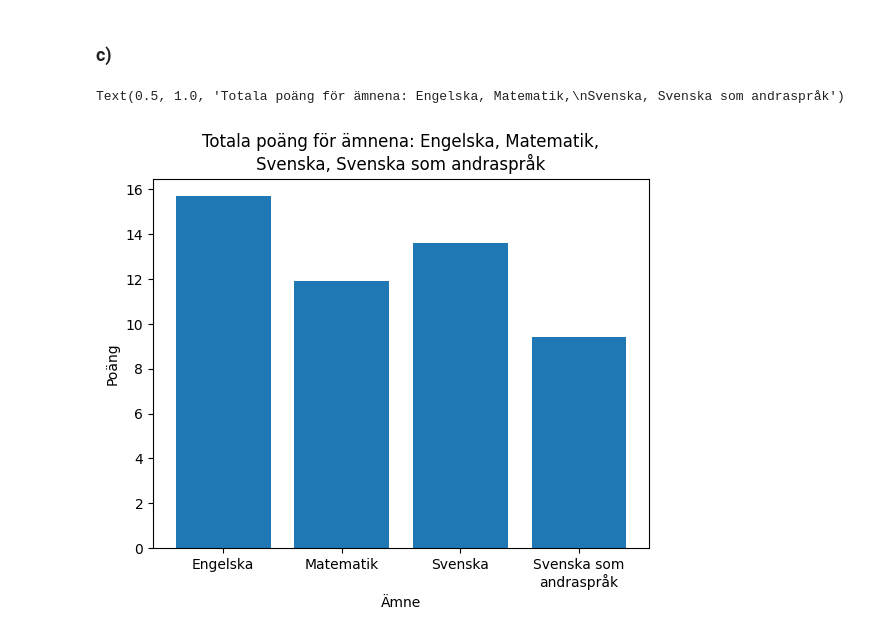
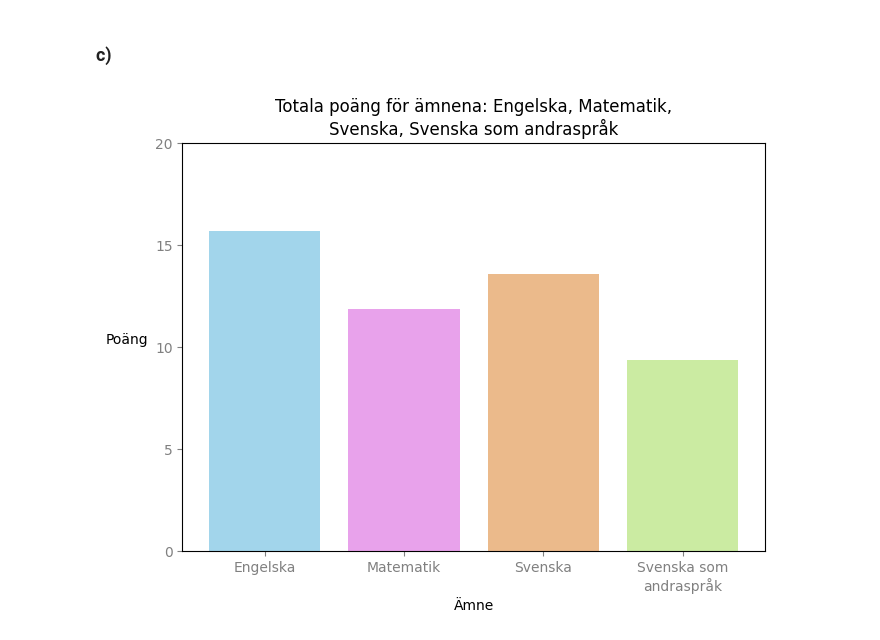
Before and after one commit to LordOfTurtles/Python-Erik-Johansson-OPA23, a Jupyter notebook: labb2/labb2.ipynb, the cells around one changed output. Cells and saved outputs as stored; diff of their text form; code cells hidden in the pictures.

Commit message:
data storytelling for pyplot graph

```diff
--- a/labb2/labb2.ipynb
+++ b/labb2/labb2.ipynb
@@ -50,19 +50,26 @@ total_f, girls_f, boys_f
 # %%
 import matplotlib.pyplot as plt
 import numpy as np
 
 x = np.array(["Engelska", "Matematik", "Svenska", "Svenska som\nandraspråk"])
 y = np.array(
     [df.at[0, "Totalt (poäng)"] for df in [df_english, df_math, df_swedish, df_sfi]]
 )
 
 
-plt.bar(x, y)
+color = ["#A2D5EB", "#E8A2EB", "#EBBA8B", "#CBEBA2"]
+
+plt.bar(x, y, color=color)
+plt.tight_layout()
 plt.xlabel("Ämne")
-plt.ylabel("Poäng")
+plt.ylabel("Poäng", rotation=0, labelpad=20)
+plt.yticks(range(0, 21, 5), color="gray")
+plt.xticks(color="gray")
+plt.tick_params(color="gray")
 plt.title(
     "Totala poäng för ämnena: Engelska, Matematik,\nSvenska, Svenska som andraspråk"
 )
+
+plt.show()
 # %% [output]
-Text(0.5, 1.0, 'Totala poäng för ämnena: Engelska, Matematik,\nSvenska, Svenska som andraspråk')
-[figure, old version]
+[figure, new version]
```
Also changed, not shown: parts of 2 cells of this notebook.
